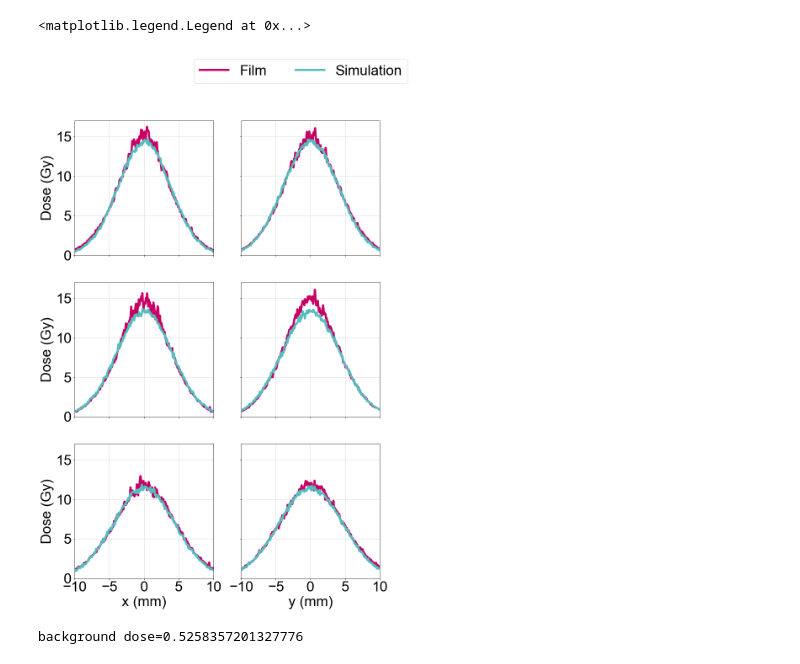
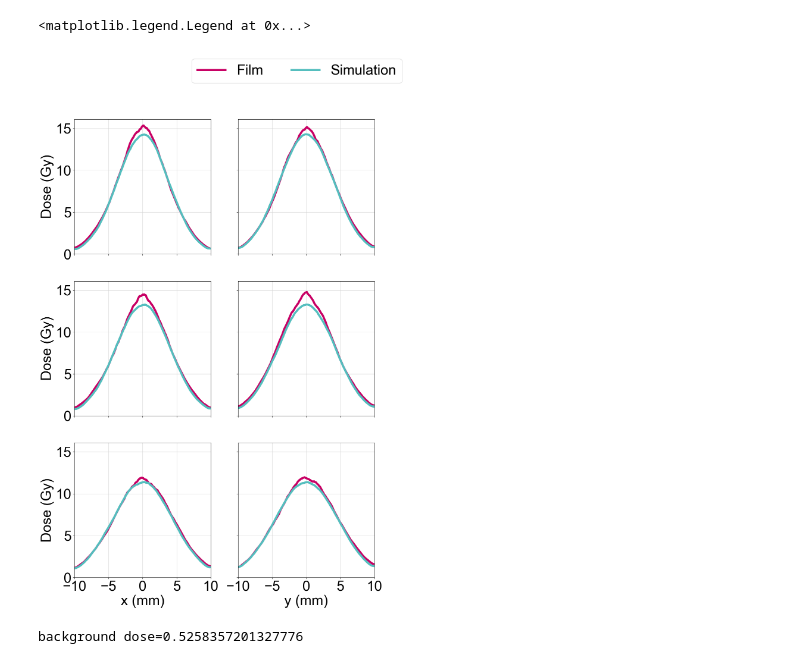
Before and after one commit to NathanClements2000/MedPhysAndSchool, a Jupyter notebook: CLEAR-Thesis/Film analysis CERN CLEAR 200 MeV.ipynb, the cells around one changed output. Drawn from its saved outputs; the diff is of its cells as text; code cells hidden in the pictures.

```diff
--- a/CLEAR-Thesis/Film analysis CERN CLEAR 200 MeV.ipynb
+++ b/CLEAR-Thesis/Film analysis CERN CLEAR 200 MeV.ipynb
@@ -169,12 +169,16 @@ sigmay=np.array(sigmay)
 np.save('D:Desktop/thesis/filmsigmax.npy',sigmax)
 np.save('D:Desktop/thesis/filmsigmay.npy',sigmay)
 # %%
+from skimage.filters import rank
+%matplotlib inline
 font = {'family' : 'Arial',
         'weight' : 'normal',
         'size'   : 34}
 
 matplotlib.rc('font', **font)
 matplotlib.rcParams['axes.prop_cycle'] = matplotlib.cycler(color=["#c80064","#54bebe"])
+
+
 
 peakindices=np.array([[203, 257],[200, 251],[201, 250],[204, 250],[201, 248],[206, 251],[210, 251],[199, 248],[203, 252],[209, 250],[204, 248]])
 simgaussx1=np.load('D:Desktop/thesis/sims_gauss_x1.npy')
@@ -184,49 +188,50 @@ simgaussy3=np.load('D:Desktop/thesis/sims_gauss_y3.npy')
 simgaussx2=np.load('D:Desktop/thesis/sims_gauss_x2.npy')
 simgaussy2=np.load('D:Desktop/thesis/sims_gauss_y2.npy')
 
+
 fig, ax = plt.subplots(3, 2, figsize=(13,20),sharex=True,sharey=True)
-ax[0,0].plot((np.arange(0,len(OB[0,257,203-120:203+120]))-120)/300*25.4,np.mean(OB[0,257-1:257+2,203-120:203+120],axis=0),label='Film',lw=5)
-ax[0,0].plot(np.arange(0,len(simgaussx1))*0.1-10,simgaussx1,label='Simulation',lw=5)
+ax[0,0].plot((np.arange(0,len(OB[0,257,203-120:203+120]))-120)/300*25.4,scipy.ndimage.uniform_filter(np.mean(OB[0,257-1:257+2,203-120:203+120],axis=0),size=15),label='Film',lw=5)
+ax[0,0].plot(np.arange(0,len(simgaussx1))*0.1-10,scipy.ndimage.uniform_filter(simgaussx1,size=15),label='Simulation',lw=5)
 
 
 
-ax[0,1].plot((np.arange(0,len(OB[0,257-120:257+120,203]))-120)/300*25.4,np.mean(OB[0,257-120:257+120,203-1:203+2],axis=1),lw=5)
-ax[0,1].plot(np.arange(0,len(simgaussy1))*0.1-10,simgaussy1,lw=5)
+ax[0,1].plot((np.arange(0,len(OB[0,257-120:257+120,203]))-120)/300*25.4,scipy.ndimage.uniform_filter(np.mean(OB[0,257-120:257+120,203-1:203+2],axis=1),size=15),lw=5)
+ax[0,1].plot(np.arange(0,len(simgaussy1))*0.1-10,scipy.ndimage.uniform_filter(simgaussy1,size=15),lw=5)
 
 
 
-ax[1,0].plot((np.arange(0,len(OB[4,248,201-120:201+120]))-120)/300*25.4-0.15,np.mean(OB[0,248-1:248+2,201-120:201+120],axis=0),lw=5)
-ax[1,0].plot(np.arange(0,len(simgaussx3))*0.1-10,simgaussx3,lw=5)
+ax[1,0].plot((np.arange(0,len(OB[4,248,201-120:201+120]))-120+1)/300*25.4,scipy.ndimage.uniform_filter(np.mean(OB[4,248-1:248+2,201-120:201+120],axis=0),size=15),lw=5)
+ax[1,0].plot(np.arange(0,len(simgaussx3))*0.1-10,scipy.ndimage.uniform_filter(simgaussx3,size=15),lw=5)
 
 
-ax[1,1].plot((np.arange(0,len(OB[4,248-120:248+120,201]))-120)/300*25.4-0.8,np.mean(OB[0,248-120:248+120,201-1:201+2],axis=1),lw=5)
-ax[1,1].plot(np.arange(0,len(simgaussy3))*0.1-10,simgaussy3,lw=5)
+ax[1,1].plot((np.arange(0,len(OB[4,248-120:248+120,201]))-120-1)/300*25.4,scipy.ndimage.uniform_filter(np.mean(OB[4,248-120:248+120,201-1:201+2],axis=1),size=15),lw=5)
+ax[1,1].plot(np.arange(0,len(simgaussy3))*0.1-10,scipy.ndimage.uniform_filter(simgaussy3,size=15),lw=5)
 
 
-ax[2,0].plot((np.arange(0,len(OB[-1,248,204-120:204+120]))-120)/300*25.4,np.mean(OB[-1,248-1:248+2,204-120:204+120],axis=0),lw=5)
-ax[2,0].plot(np.arange(0,len(simgaussx2))*0.1-10,simgaussx2,lw=5)
+ax[2,0].plot((np.arange(0,len(OB[-1,248,204-120:204+120]))-120)/300*25.4,scipy.ndimage.uniform_filter(np.mean(OB[-1,248-1:248+2,204-120:204+120],axis=0),size=15),lw=5)
+ax[2,0].plot(np.arange(0,len(simgaussx2))*0.1-10,scipy.ndimage.uniform_filter(simgaussx2,size=15),lw=5)
 
 
-ax[2,1].plot((np.arange(0,len(OB[-1,248-120:248+120,204]))-120)/300*25.4,np.mean(OB[-1,248-120:248+120,204-1:204+2],axis=1),lw=5)
-ax[2,1].plot(np.arange(0,len(simgaussy2))*0.1-10,simgaussy2,lw=5)
+ax[2,1].plot((np.arange(0,len(OB[-1,248-120:248+120,204]))-120)/300*25.4,scipy.ndimage.uniform_filter(np.mean(OB[-1,248-120:248+120,204-1:204+2],axis=1),size=15),lw=5)
+ax[2,1].plot(np.arange(0,len(simgaussy2))*0.1-10,scipy.ndimage.uniform_filter(simgaussy2,size=15),lw=5)
 
 ax[0,0].set_ylabel('Dose (Gy)')
 ax[1,0].set_ylabel('Dose (Gy)')
 ax[2,0].set_ylabel('Dose (Gy)')
 
 ax[2,0].set_xlabel('x (mm)')
 ax[2,1].set_xlabel('y (mm)')
 
 for row in ax:
     for col in row:
         col.grid(c='lightgray')
         col.set_ylim(0,)
         col.set_xlim(-10,10)
         col.set_xticks([-10,-5,0,5,10])
 fig.legend(ncol=2)
 # %% [output]
 <matplotlib.legend.Legend at 0x...>
-[figure, old version]
+[figure, new version]
 # %%
 maxdose=18
 energy=200
```
Also changed, not shown: parts of 1 cell of this notebook, 3 other files.
